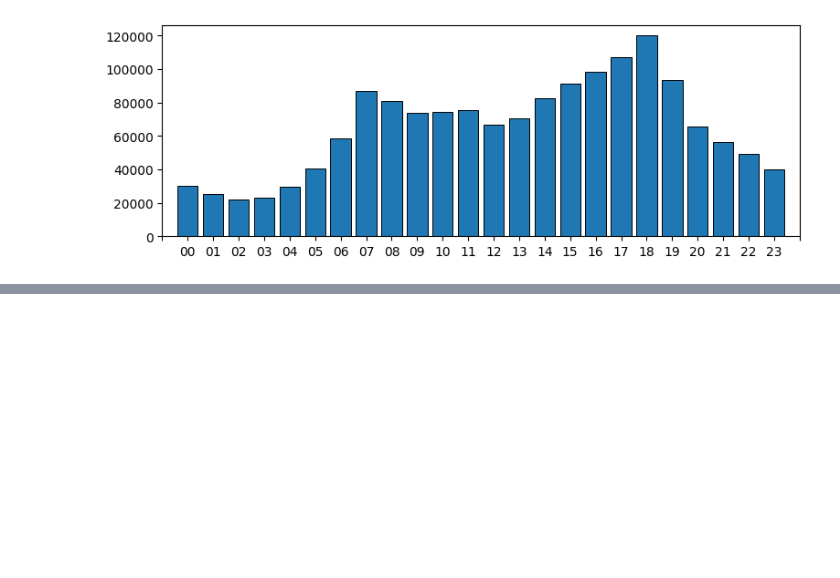
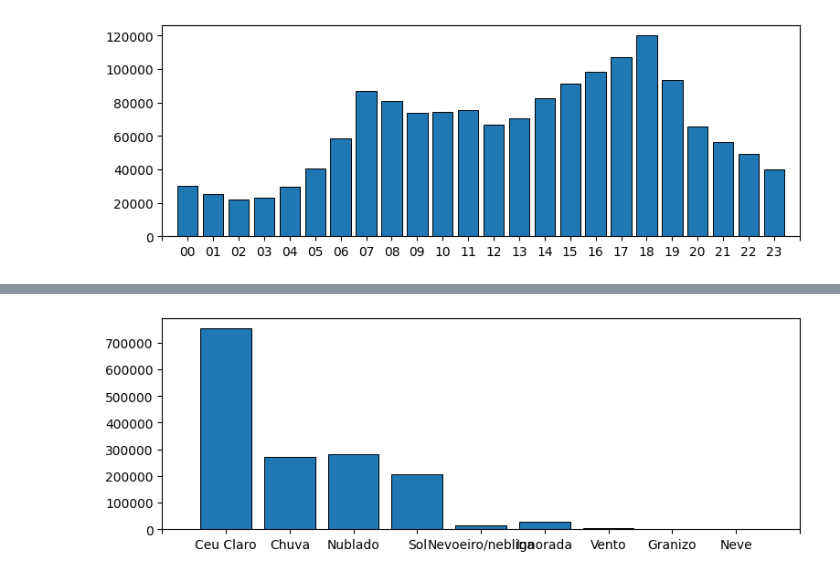
Before and after one commit to expeditow/acidentes-de-transito, a Jupyter notebook: analysis.ipynb, the cells around one changed output, grey strips where cells are left out. Drawn from its saved outputs; the diff is of its cells as text; code cells hidden in the pictures; blank space fills up the shorter version.

```diff
--- a/analysis.ipynb
+++ b/analysis.ipynb
@@ -174,2 +166,12 @@ df[(df['feridos'] > 2) | (df['mortos'] > 0) | (df['feridos_graves'] > 0)]
 # %%
 # Condições que mais possuem acidentes
+
+
+# Como se trata de dados sobre ACIDENTES, se consta no dataframe necessariamente é um acidente, ou seja, podemos extrair apenas realizando
+# um count por uf
+
+plot_bar(count_freq(df, 'condicao_metereologica')[0], count_freq(df, 'condicao_metereologica')[1])
+
+        # - lista de frequência em relação aos valores únicos, a pos i vai ser o valor único em uma lista e sua freq em outra
+# %% [output]
+[figure, added]
```
Also changed, not shown: parts of 8 cells of this notebook.
